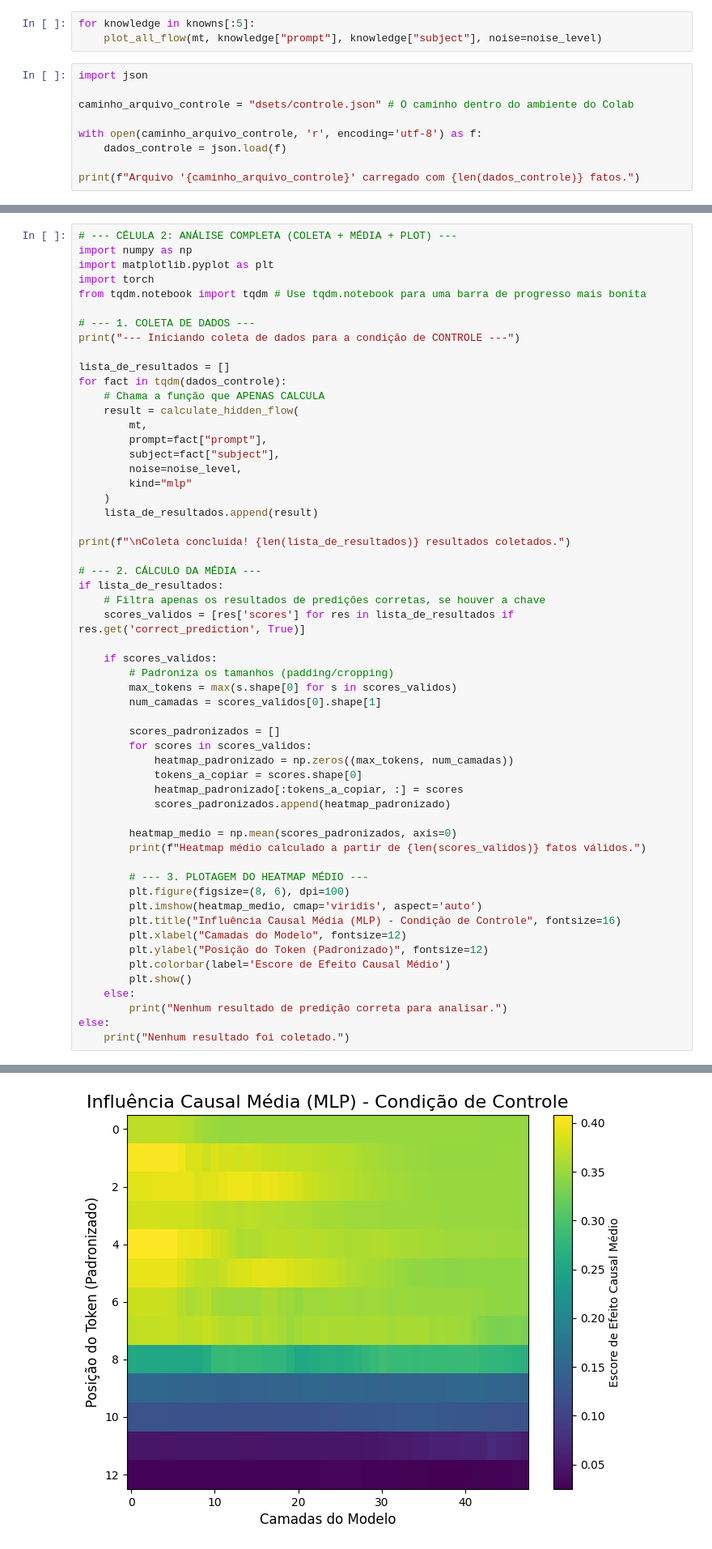
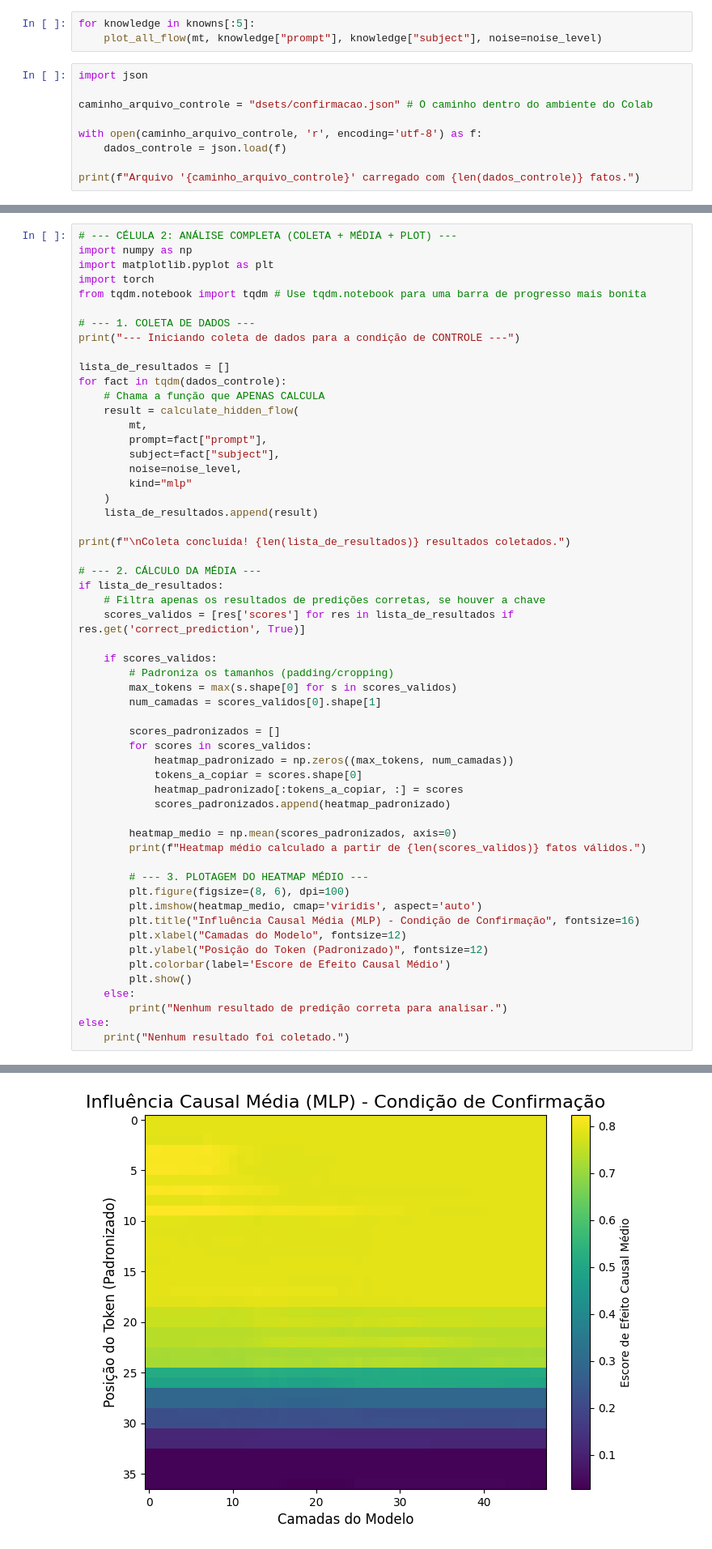
Before and after one commit to karinefonseca/NLP, a Jupyter notebook: notebooks/causal_trace.ipynb, the cells around one changed output, grey strips where cells are left out. Shown at 81% size. Cells and saved outputs as stored; diff of their text form.

```diff
--- a/notebooks/causal_trace.ipynb
+++ b/notebooks/causal_trace.ipynb
@@ -483,7 +473,7 @@ for knowledge in knowns[:5]:
 # %%
 import json
 
-caminho_arquivo_controle = "dsets/controle.json" # O caminho dentro do ambiente do Colab
+caminho_arquivo_controle = "dsets/confirmacao.json" # O caminho dentro do ambiente do Colab
 
 with open(caminho_arquivo_controle, 'r', encoding='utf-8') as f:
     dados_controle = json.load(f)
@@ -523,35 +513,35 @@ if lista_de_resultados:
     if scores_validos:
         # Padroniza os tamanhos (padding/cropping)
         max_tokens = max(s.shape[0] for s in scores_validos)
         num_camadas = scores_validos[0].shape[1]
 
         scores_padronizados = []
         for scores in scores_validos:
             heatmap_padronizado = np.zeros((max_tokens, num_camadas))
             tokens_a_copiar = scores.shape[0]
             heatmap_padronizado[:tokens_a_copiar, :] = scores
             scores_padronizados.append(heatmap_padronizado)
 
         heatmap_medio = np.mean(scores_padronizados, axis=0)
         print(f"Heatmap médio calculado a partir de {len(scores_validos)} fatos válidos.")
 
         # --- 3. PLOTAGEM DO HEATMAP MÉDIO ---
         plt.figure(figsize=(8, 6), dpi=100)
         plt.imshow(heatmap_medio, cmap='viridis', aspect='auto')
-        plt.title("Influência Causal Média (MLP) - Condição de Controle", fontsize=16)
+        plt.title("Influência Causal Média (MLP) - Condição de Confirmação", fontsize=16)
         plt.xlabel("Camadas do Modelo", fontsize=12)
         plt.ylabel("Posição do Token (Padronizado)", fontsize=12)
         plt.colorbar(label='Escore de Efeito Causal Médio')
         plt.show()
     else:
         print("Nenhum resultado de predição correta para analisar.")
 else:
     print("Nenhum resultado foi coletado.")
 # %% [output]
 --- Iniciando coleta de dados para a condição de CONTROLE ---
 Coleta concluída! 25 resultados coletados.
 Heatmap médio calculado a partir de 25 fatos válidos.
-[figure, old version]
+[figure, new version]
 # %%
 # --- CÉLULA DE COLETA DE DADOS (APENAS CONTROLE) ---
 import os
```
Also changed, not shown: parts of 6 cells of this notebook.
